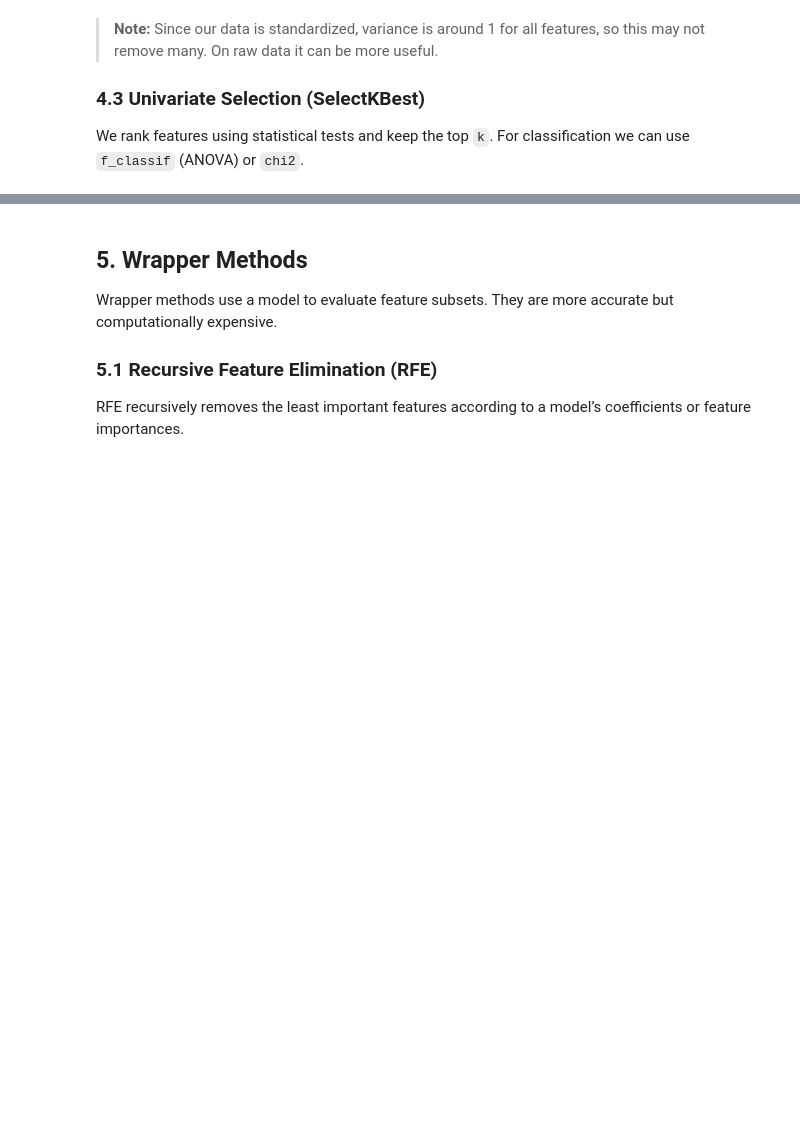
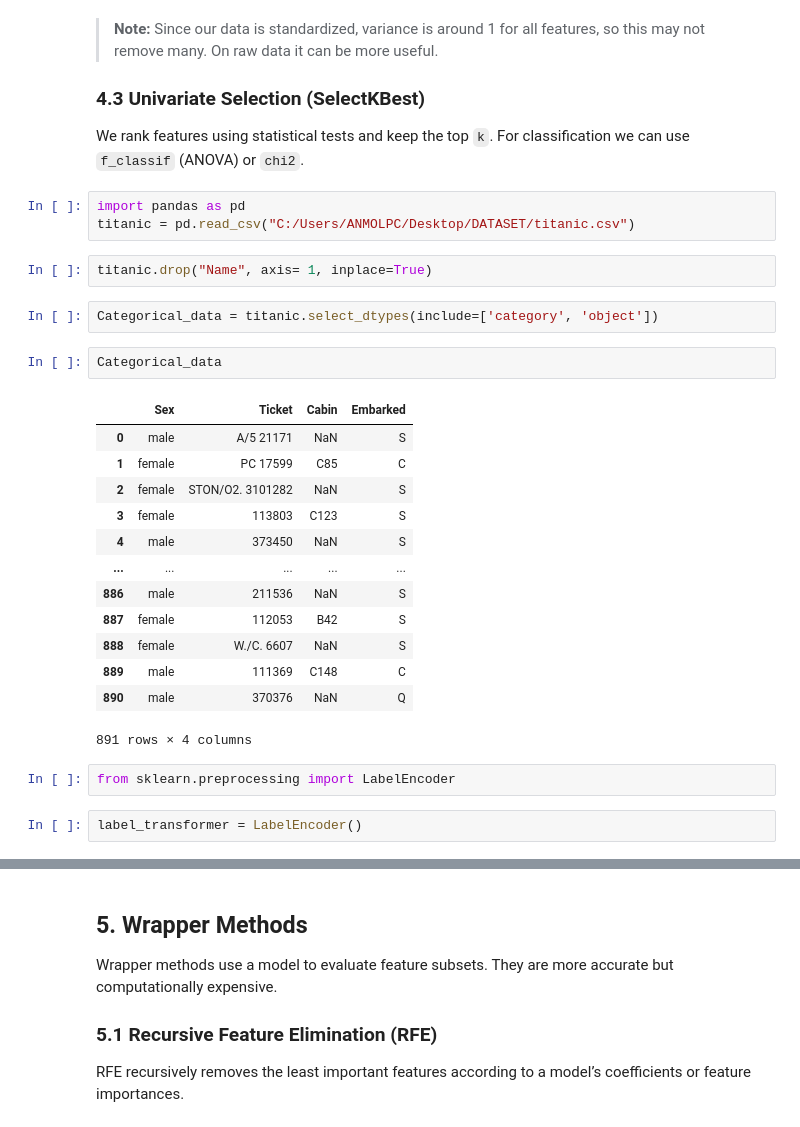
Before and after one commit to NandanTiwari/BIT_LALPUR_-ML_Class-_Notes_Assignment_26, a Jupyter notebook: FILES/Feature Selection.ipynb, the cells around one changed output, grey strips where cells are left out. Drawn from its saved outputs; the diff is of its cells as text; blank space fills up the shorter version.

```diff
--- a/FILES/Feature Selection.ipynb
+++ b/FILES/Feature Selection.ipynb
@@ -273,3 +273,30 @@ plt.show()
 ### 4.3 Univariate Selection (SelectKBest)
 
 We rank features using statistical tests and keep the top `k`. For classification we can use `f_classif` (ANOVA) or `chi2`.
+# %%
+import pandas as pd
+titanic = pd.read_csv("C:/Users/ANMOLPC/Desktop/DATASET/titanic.csv")
+# %%
+titanic.drop("Name", axis= 1, inplace=True)
+# %%
+Categorical_data = titanic.select_dtypes(include=['category', 'object'])
+# %%
+Categorical_data
+# %% [output]
+|  | Sex | Ticket | Cabin | Embarked |
+| 0 | male | A/5 21171 | NaN | S |
+| 1 | female | PC 17599 | C85 | C |
+| 2 | female | STON/O2. 3101282 | NaN | S |
+| 3 | female | 113803 | C123 | S |
+| 4 | male | 373450 | NaN | S |
+| ... | ... | ... | ... | ... |
+| 886 | male | 211536 | NaN | S |
+| 887 | female | 112053 | B42 | S |
+| 888 | female | W./C. 6607 | NaN | S |
+| 889 | male | 111369 | C148 | C |
+| 890 | male | 370376 | NaN | Q |
+891 rows × 4 columns
+# %%
+from sklearn.preprocessing import LabelEncoder
+# %%
+label_transformer = LabelEncoder()
```
Also changed, not shown: parts of 6 cells of this notebook.
